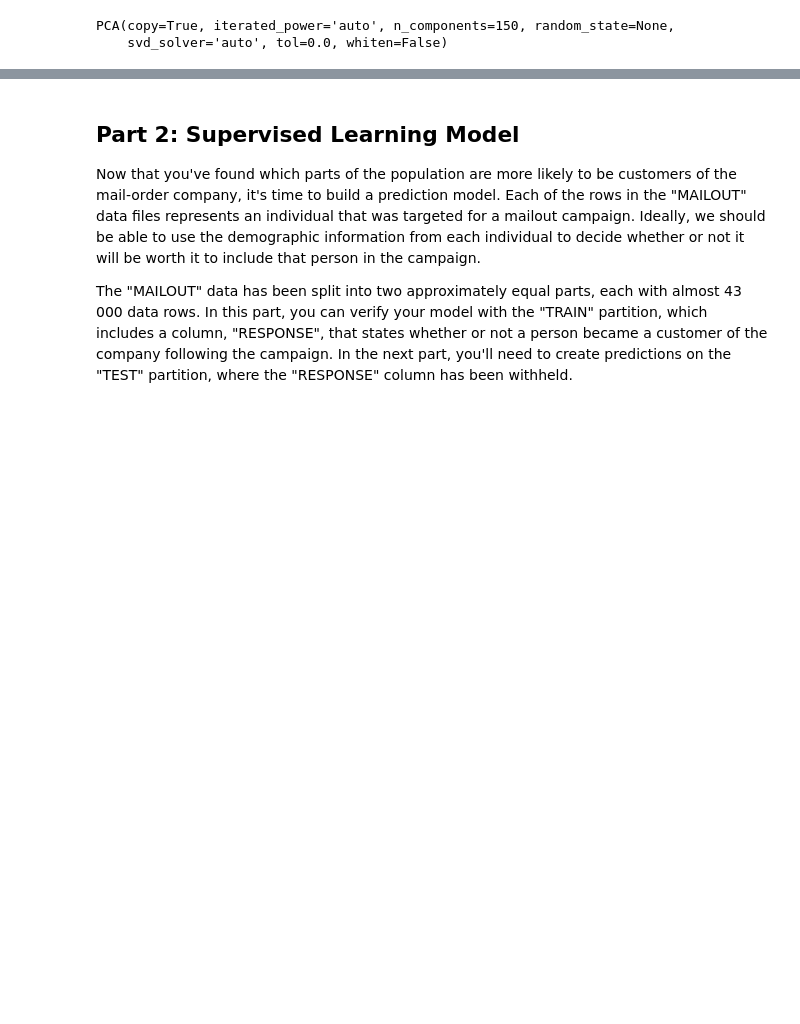
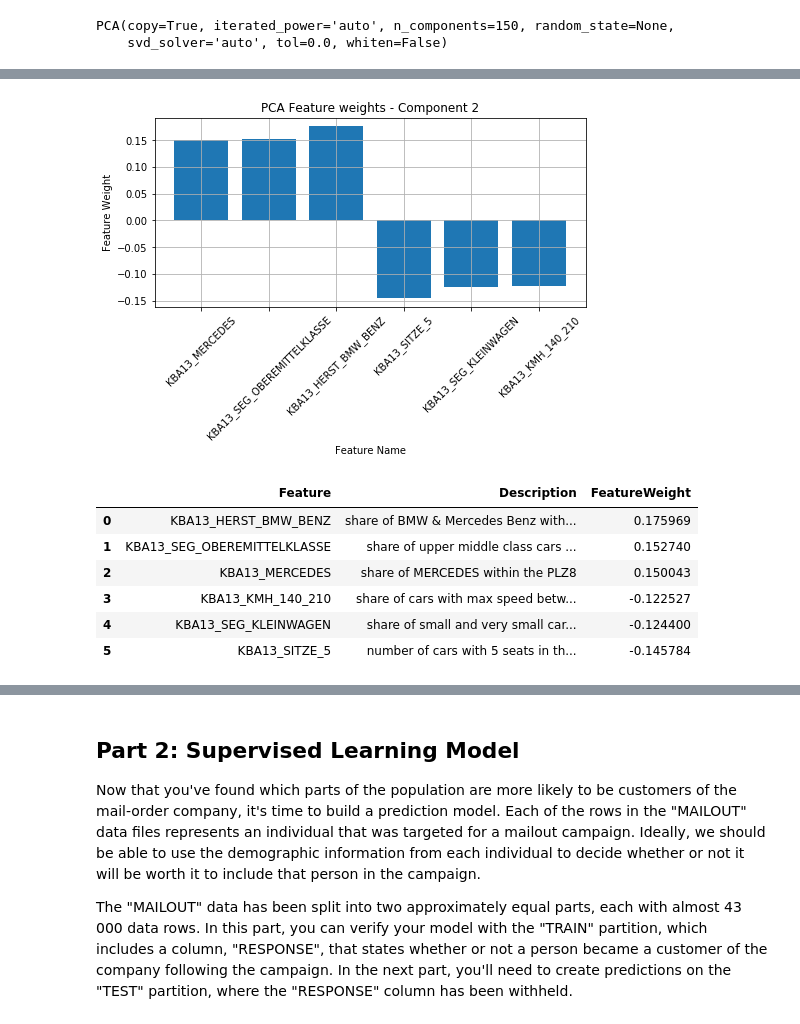
Before and after one commit to pranaymodukuru/Bertelsmann-Arvato-customer-segmentation, a Jupyter notebook: Arvato Project Workbook.ipynb, the cells around one changed output, grey strips where cells are left out. Cells and saved outputs as stored; diff of their text form; code cells hidden in the pictures; blank space fills up the shorter version.

```diff
--- a/Arvato Project Workbook.ipynb
+++ b/Arvato Project Workbook.ipynb
@@ -1230,0 +1248,12 @@ plot_feature_weights(azdias, pca_azdias, attributes_info, 1, 3)
+# %%
+component_2_info = plot_feature_weights(azdias, pca_azdias, attributes_info, 2, 3)
+component_2_info.head(10)
+# %% [output]
+[figure, added]
+|  | Feature | Description | FeatureWeight |
+| 0 | KBA13_HERST_BMW_BENZ | share of BMW & Mercedes Benz with... | 0.175969 |
+| 1 | KBA13_SEG_OBEREMITTELKLASSE | share of upper middle class cars ... | 0.152740 |
+| 2 | KBA13_MERCEDES | share of MERCEDES within the PLZ8 | 0.150043 |
+| 3 | KBA13_KMH_140_210 | share of cars with max speed betw... | -0.122527 |
+| 4 | KBA13_SEG_KLEINWAGEN | share of small and very small car... | -0.124400 |
+| 5 | KBA13_SITZE_5 | number of cars with 5 seats in th... | -0.145784 |
```
Also changed, not shown: parts of 17 cells of this notebook.
